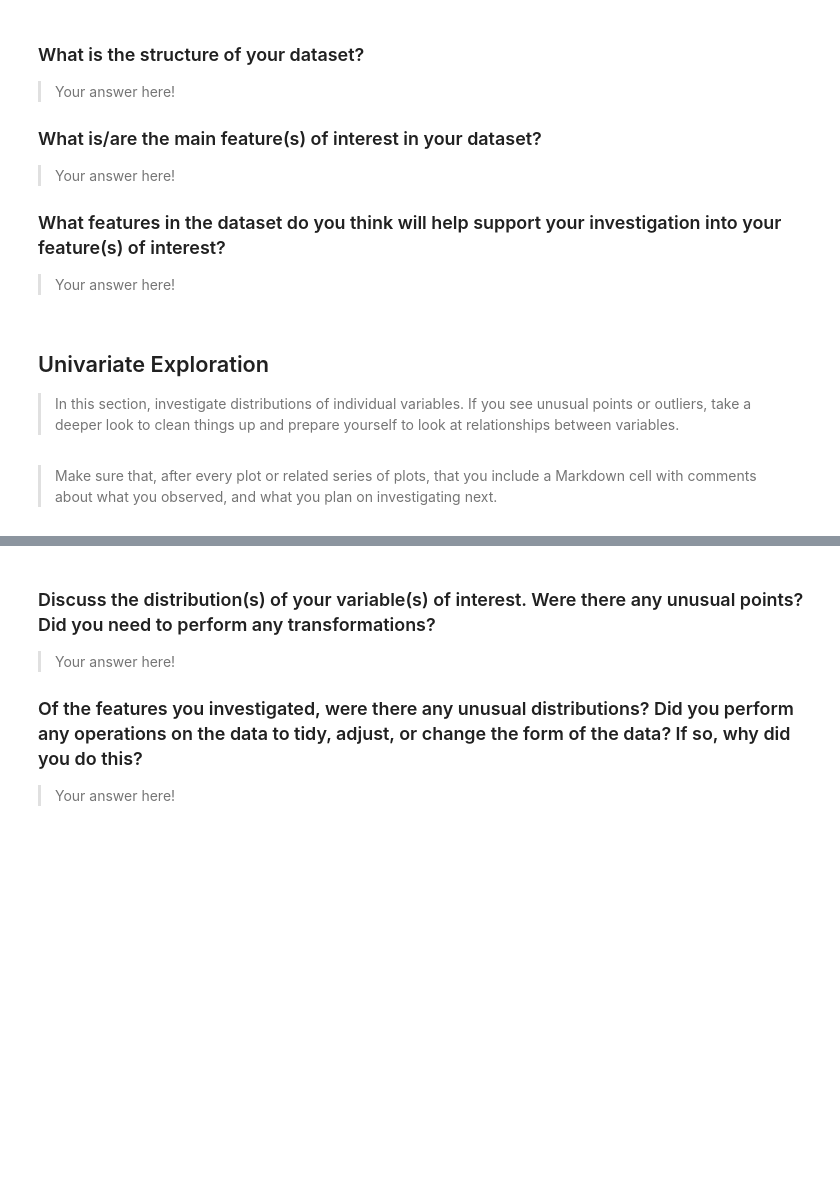
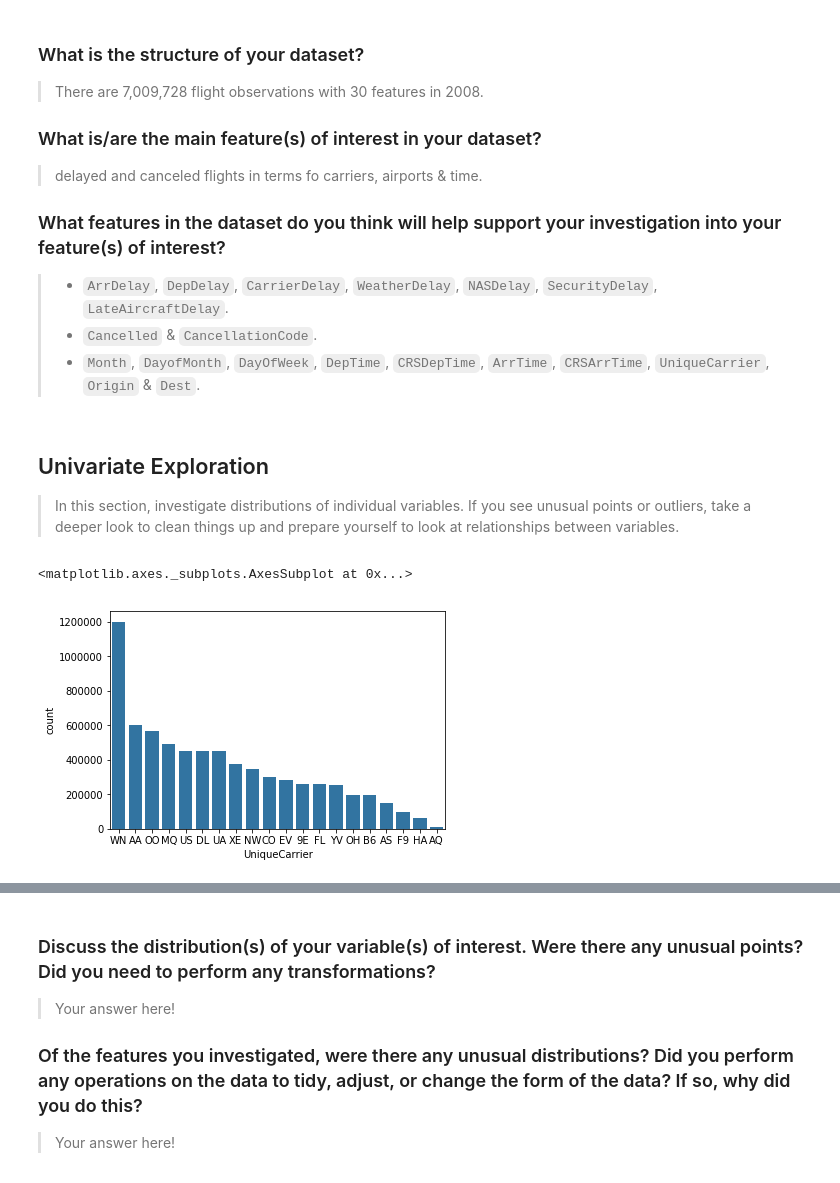
Before and after one commit to aryan9211/communicate-data-findings, a Jupyter notebook: exploration_template.ipynb, the cells around one changed output, grey strips where cells are left out. Drawn from its saved outputs; the diff is of its cells as text; code cells hidden in the pictures; blank space fills up the shorter version.

```diff
--- a/exploration_template.ipynb
+++ b/exploration_template.ipynb
@@ -18,0 +37,2 @@ Try and motivate your exploration goals through this section.
+# %%
+df = pd.read_csv('2008.csv')
@@ -19,22 +83,27 @@ Try and motivate your exploration goals through this section.
 # %% [markdown]
 ### What is the structure of your dataset?
 
-> Your answer here!
+> There are 7,009,728 flight observations with 30 features in 2008.
 
 ### What is/are the main feature(s) of interest in your dataset?
 
-> Your answer here!
+> delayed and canceled flights in terms fo carriers, airports & time.
 
 ### What features in the dataset do you think will help support your investigation into your feature(s) of interest?
 
-> Your answer here!
+> - `ArrDelay`, `DepDelay`, `CarrierDelay`, `WeatherDelay`, `NASDelay`, `SecurityDelay`, `LateAircraftDelay`.
+> - `Cancelled` & `CancellationCode`.
+> - `Month`, `DayofMonth`, `DayOfWeek`, `DepTime`, `CRSDepTime`, `ArrTime`, `CRSArrTime`, `UniqueCarrier`, `Origin` & `Dest`.
 # %% [markdown]
 ## Univariate Exploration
 
 > In this section, investigate distributions of individual variables. If
 you see unusual points or outliers, take a deeper look to clean things up
 and prepare yourself to look at relationships between variables.
-# %% [markdown]
-> Make sure that, after every plot or related series of plots, that you
-include a Markdown cell with comments about what you observed, and what
-you plan on investigating next.
+# %%
+color = sb.color_palette()[0]
+carrier_sort = df.UniqueCarrier.value_counts().index
+sb.countplot(data=df, x='UniqueCarrier', color=color, order=carrier_sort)
+# %% [output]
+<matplotlib.axes._subplots.AxesSubplot at 0x...>
+[figure, added]
```
Also changed, not shown: parts of 16 cells of this notebook, 1 other file.
